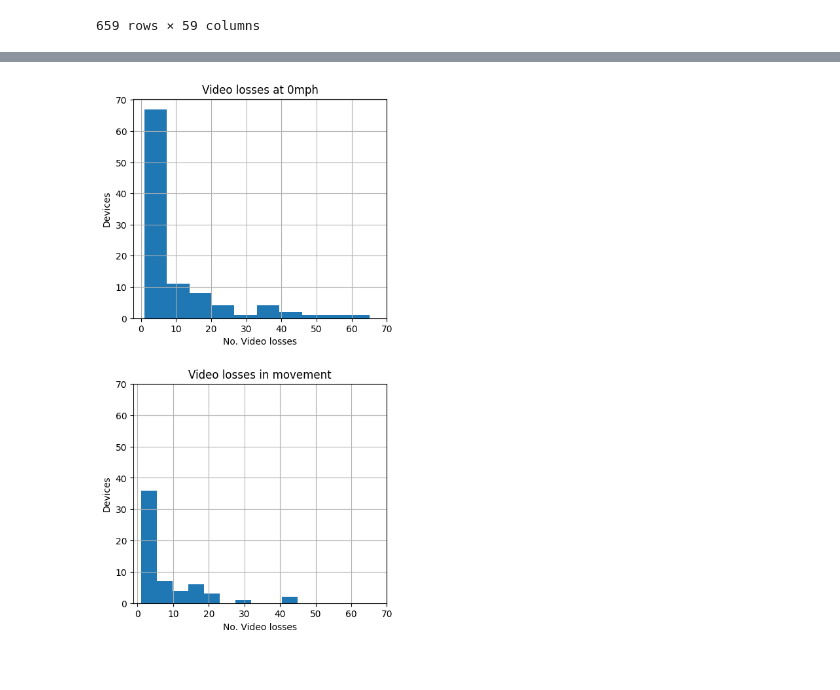
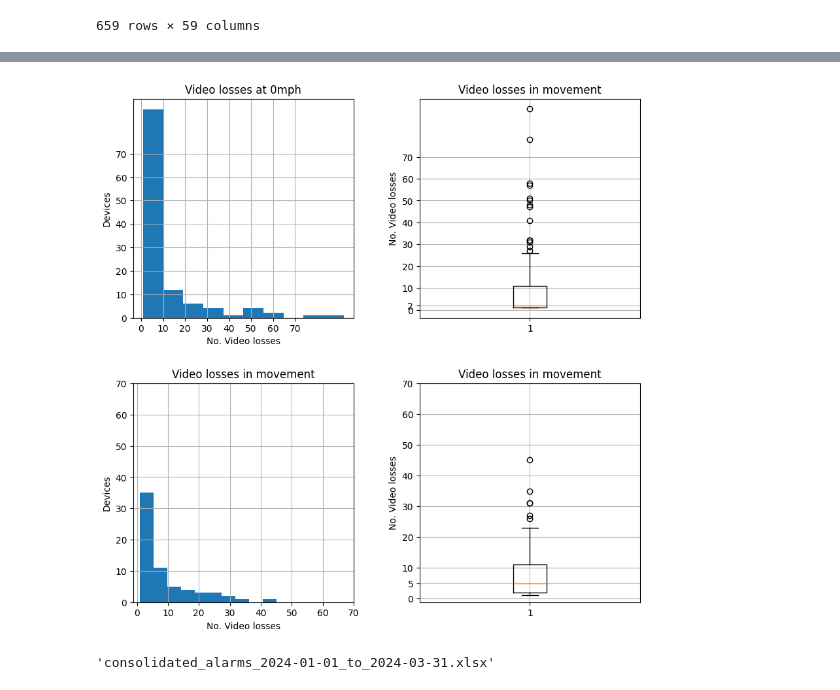
Before and after one commit to apolo-marton/video-loss-analysis, a Jupyter notebook: alarm_analysis.ipynb, the cells around one changed output, grey strips where cells are left out. Saved outputs shown, nothing was run; the diff lists cells and outputs as text; code cells hidden in the pictures.

Commit message:
Eporting consolidated data

```diff
--- a/alarm_analysis.ipynb
+++ b/alarm_analysis.ipynb
@@ -51,8 +51,9 @@ original_alarms_df = original_alarms_df.drop_duplicates()
 #Drop columns with NaN
 alarms_df = original_alarms_df.copy()
 alarms_df = alarms_df.drop_duplicates()
-
-alarms_df = alarms_df.drop(columns=["Alarm evidence", "Alarm level", "Category", "Alarm status", "Driver", "Driver employee ID", "Label", "Day"])
+display(alarms_df)
+alarms_df = alarms_df[alarms_df["Type"] == "Video Loss Alarm"]
+alarms_df = alarms_df.drop(columns=["Alarm evidence", "Alarm level", "Category", "Alarm status", "Driver", "Driver employee ID", "Label"])
 alarms_df = alarms_df.sort_values('Alarm time')
 alarms_df["Alarm time"] = pd.to_datetime(alarms_df["Alarm time"],yearfirst=True)
 
@@ -163,7 +184,7 @@ display(num_failures_by_device_date)
 #Filtering to get only active devices during the period
 active_devices_df = devices_df.copy()
 active_devices_df = active_devices_df.rename(columns={"Update time ":"Active time"})
-active_devices_df["Active time"] = pd.to_datetime(active_devices_df["Active time"])
+active_devices_df["Active time"] = pd.to_datetime(active_devices_df["Active time"],yearfirst=True)
 active_devices_df = active_devices_df[(active_devices_df["Active time"]>(alarms_df["Alarm time"].min()))]
 alarms_df = alarms_df[(alarms_df["License plate number"].isin(active_devices_df["License plate No."]))]
 
@@ -330,28 +347,59 @@ Text(0.5, 1.0, 'Video losses while moving')
 # %%
 #### HISTOGRAM OF FAILURES WITH MOVING AND STOPPED VEHICLES ####
-fig, axs = plt.subplots(2, 1, figsize=(5, 10))
+fig, axs = plt.subplots(2, 2, figsize=(10, 10))
 
 alarms_vehicles_stopped = alarms_speed_df[alarms_speed_df["Speed"] == 0]
 alarms_vehicles_stopped = alarms_vehicles_stopped.groupby(["License plate number"])["License plate number"].value_counts()
 alarms_vehicles_stopped = alarms_vehicles_stopped.to_frame().reset_index().rename(columns={"count":"Failures"})
-alarms_vehicles_stopped.hist(ax=axs[0])
-plt.sca(axs[0])
+alarms_vehicles_stopped.hist(ax=axs[0, 0])
+plt.sca(axs[0,0])
 plt.ylabel("Devices")
 plt.xlabel("No. Video losses")
 plt.title("Video losses at 0mph")
 plt.xticks(np.arange(0, 80, step=10))
 plt.yticks(np.arange(0, 80, step=10))
 
+plt.sca(axs[0,1])
+bp = plt.boxplot(alarms_vehicles_stopped['Failures'])
+bp_info = get_box_plot_data(['Failures'],bp)
+plt.ylabel("No. Video losses")
+plt.title("Video losses in movement")
+plt.yticks(np.append(np.arange(0, 80, step=10),bp_info['median']))
+plt.grid()
+
 alarms_vehicles_moving = alarms_speed_df[alarms_speed_df["Speed"] > 0]
 alarms_vehicles_moving = alarms_vehicles_moving.groupby(["License plate number"])["License plate number"].value_counts()
 alarms_vehicles_moving = alarms_vehicles_moving.to_frame().reset_index().rename(columns={"count":"Failures"})
-alarms_vehicles_moving.hist(ax=axs[1])
-plt.sca(axs[1])
+alarms_vehicles_moving.hist(ax=axs[1,0])
+plt.sca(axs[1,0])
 plt.ylabel("Devices")
 plt.xlabel("No. Video losses")
 plt.title("Video losses in movement")
 plt.xticks(np.arange(0, 80, step=10))
 plt.yticks(np.arange(0, 80, step=10))
+
+plt.sca(axs[1,1])
+bp = plt.boxplot(alarms_vehicles_moving['Failures'])
+bp_info = get_box_plot_data(['Failures'],bp)
+plt.ylabel("No. Video losses")
+plt.title("Video losses in movement")
+plt.yticks(np.append(np.arange(0, 80, step=10),bp_info['median']))
+plt.grid()
+
 plt.show()
 # %% [output]
-[figure, old version]
+[figure, new version]
+# %%
+#EXPORT CONSOLIDATED DATA
+outlier_devices
+consolidated_alarms = alarms_df[~ alarms_df["License plate number"].isin(outlier_devices["License plate number"])]
+consolidated_devices = active_devices_df[~ active_devices_df["License plate No."].isin(outlier_devices["License plate number"])]
+from_date = consolidated_alarms['Alarm time'].min().strftime("%Y-%m-%d")
+to_date = consolidated_alarms['Alarm time'].max().strftime("%Y-%m-%d")
+filename = "consolidated_alarms_"+from_date+"_to_"+to_date+".xlsx"
+display(filename)
+consolidated_alarms.to_excel(filename)
+filename = "consolidated_devices_"+from_date+"_to_"+to_date+".xlsx"
+consolidated_devices.to_excel(filename)
+# %% [output]
+'consolidated_alarms_2024-01-01_to_2024-03-31.xlsx'
```
Also changed, not shown: parts of 8 cells of this notebook.
